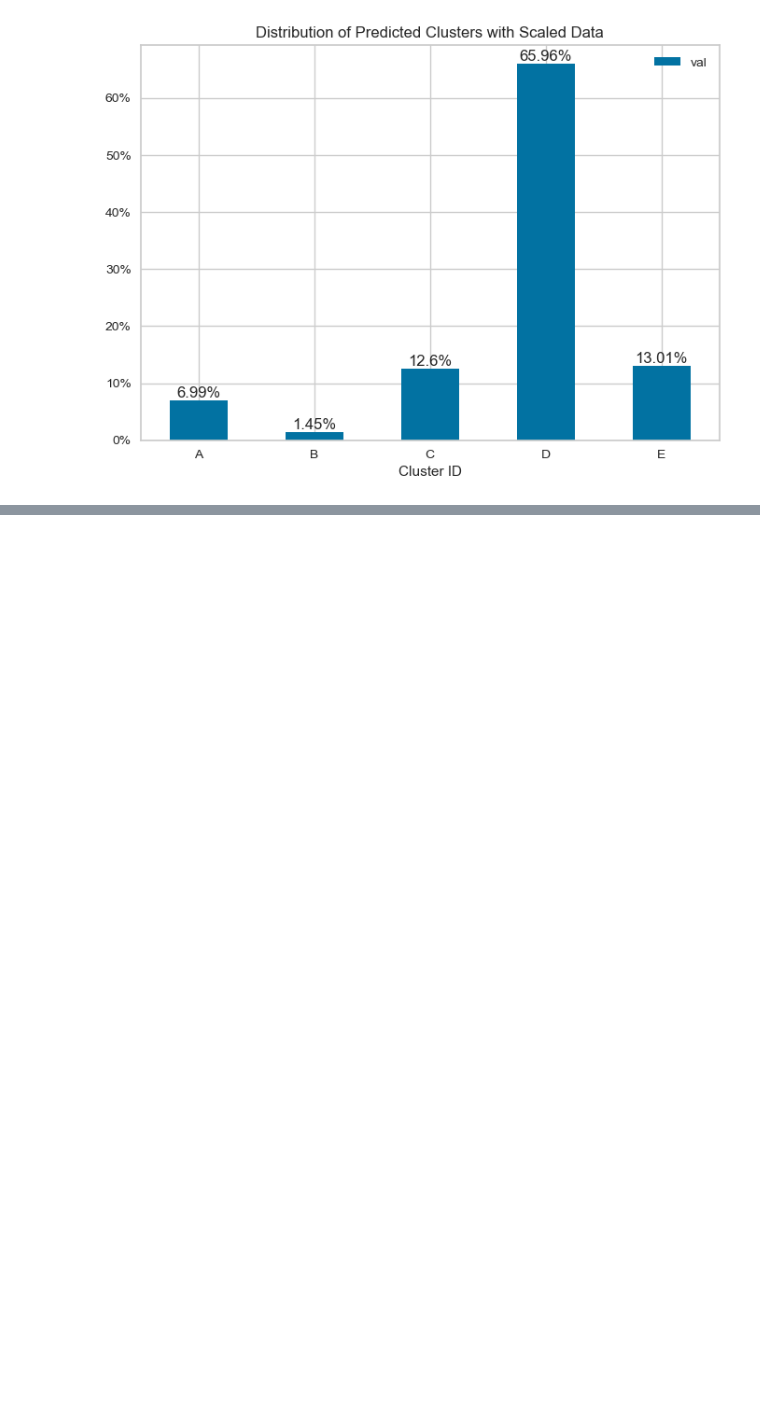
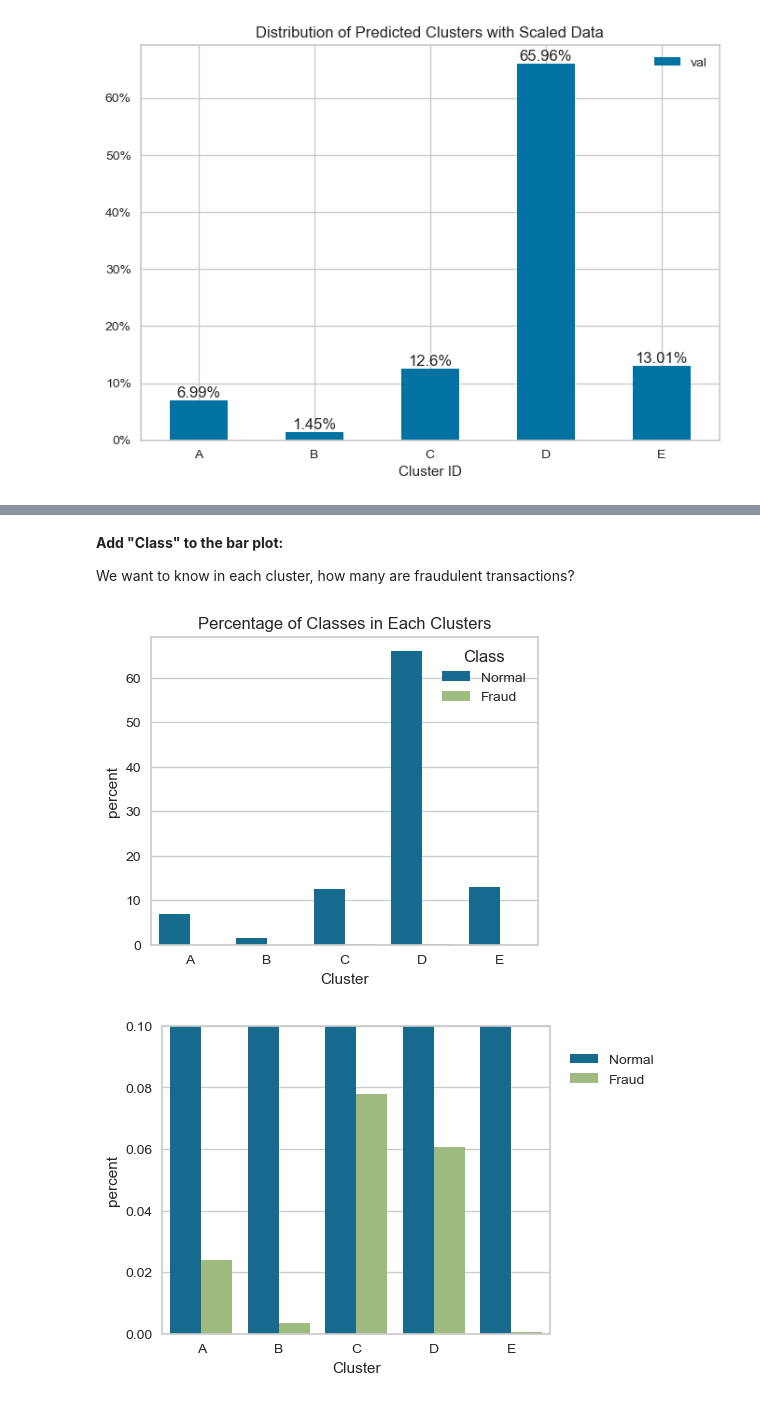
Before and after one commit to zxie9/Capstone-Project-Three, a Jupyter notebook: Notebooks/2. Data Wrangling and EDA.ipynb, the cells around one changed output, grey strips where cells are left out. Drawn from its saved outputs; the diff is of its cells as text; code cells hidden in the pictures; blank space fills up the shorter version.

```diff
--- a/Notebooks/2. Data Wrangling and EDA.ipynb
+++ b/Notebooks/2. Data Wrangling and EDA.ipynb
@@ -388 +385,5 @@ for container in ax.containers:
+# %% [markdown]
+**Add "Class" to the bar plot:**
+
+We want to know in each cluster, how many are fraudulent transactions?
 # %%
@@ -396,0 +400,16 @@ c_data_scaled['Class'] = data['Class']
+# %%
+plt.figure(figsize=(5,4))
+ax1 = sns.countplot(c_data_scaled, x="Cluster", hue="Class", stat="percent",
+            order=['A', 'B', 'C', 'D', 'E']).set_title(
+            "Percentage of Classes in Each Clusters")
+plt.show()
+
+plt.figure(figsize=(5,4))
+ax2 = sns.countplot(c_data_scaled, x="Cluster", hue="Class", stat="percent",
+            order=['A', 'B', 'C', 'D', 'E'])
+plt.legend(loc='upper right', bbox_to_anchor=(1.3, 0.95))
+plt.ylim(0, 0.1)
+plt.show()
+# %% [output]
+[figure, added]
+[figure, added]
```
Also changed, not shown: parts of 25 cells of this notebook.
